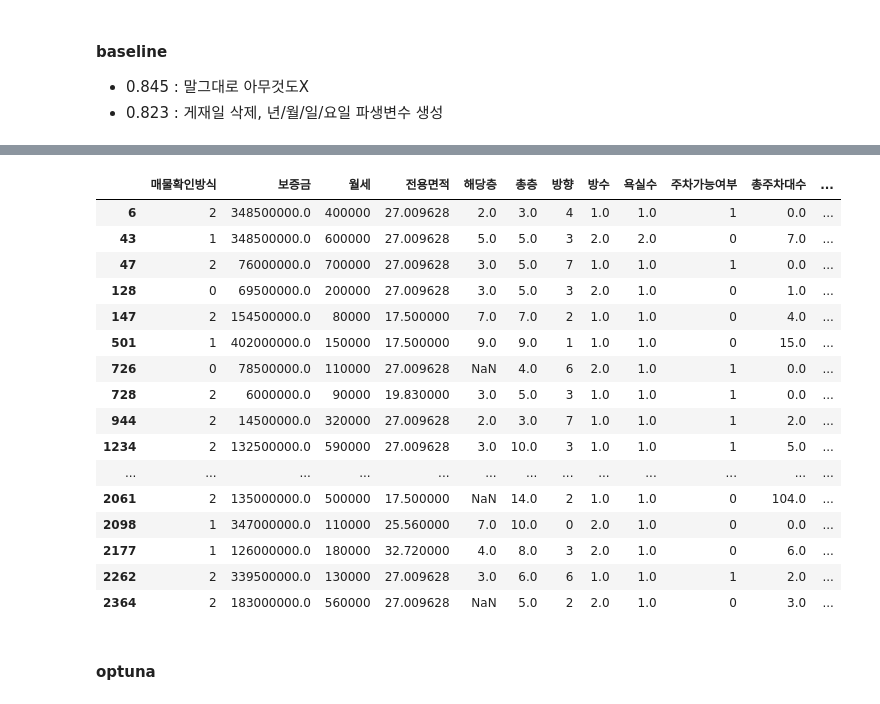
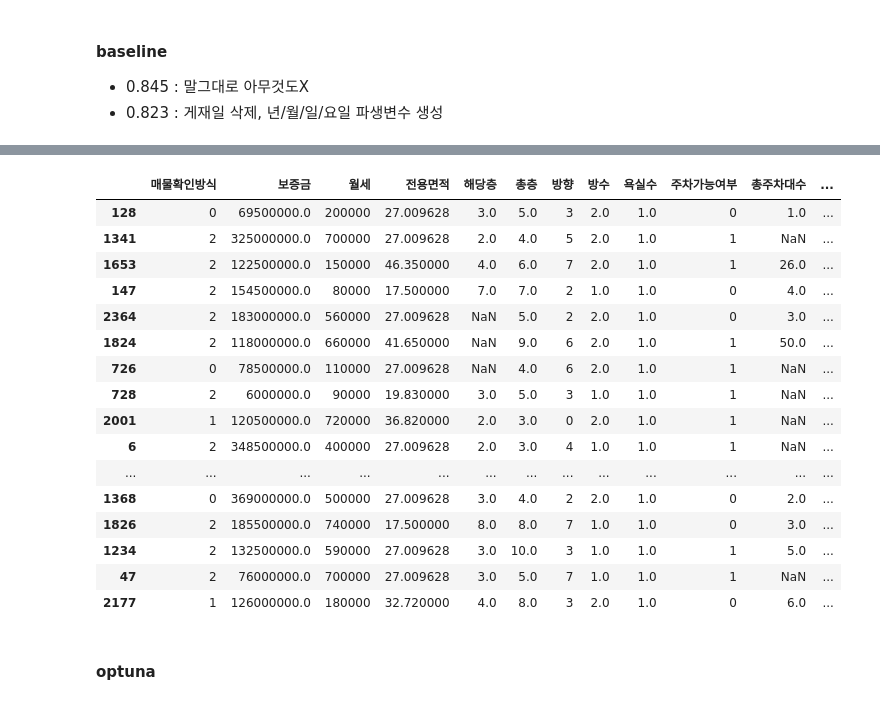
Before and after one commit to han942/vscode, a Jupyter notebook: Dacon/estate.ipynb, the cells around one changed output, grey strips where cells are left out. Drawn from its saved outputs; the diff is of its cells as text; code cells hidden in the pictures.

```diff
--- a/Dacon/estate.ipynb
+++ b/Dacon/estate.ipynb
@@ -806,30 +734,25 @@ plot_importance(lgb)
-# %%
-# Find the indices where the predictions do not match the actual values
-mismatch_indices = y_val.index[lgb_val_preds[val_idx] != y_val].tolist()
-
-# Extract the rows from X_val where the predictions were incorrect
-mismatch_data = X_val.loc[mismatch_indices]
-
-# Display the mismatch data for analysis
-mismatch_data
-# %% [output]
-|  | 매물확인방식 | 보증금 | 월세 | 전용면적 | 해당층 | 총층 | 방향 | 방수 | 욕실수 | 주차가능여부 | 총주차대수 | ... |
-| 6 | 2 | 348500000.0 | 400000 | 27.009628 | 2.0 | 3.0 | 4 | 1.0 | 1.0 | 1 | 0.0 | ... |
-| 43 | 1 | 348500000.0 | 600000 | 27.009628 | 5.0 | 5.0 | 3 | 2.0 | 2.0 | 0 | 7.0 | ... |
-| 47 | 2 | 76000000.0 | 700000 | 27.009628 | 3.0 | 5.0 | 7 | 1.0 | 1.0 | 1 | 0.0 | ... |
-| 128 | 0 | 69500000.0 | 200000 | 27.009628 | 3.0 | 5.0 | 3 | 2.0 | 1.0 | 0 | 1.0 | ... |
-| 147 | 2 | 154500000.0 | 80000 | 17.500000 | 7.0 | 7.0 | 2 | 1.0 | 1.0 | 0 | 4.0 | ... |
-| 501 | 1 | 402000000.0 | 150000 | 17.500000 | 9.0 | 9.0 | 1 | 1.0 | 1.0 | 0 | 15.0 | ... |
-| 726 | 0 | 78500000.0 | 110000 | 27.009628 | NaN | 4.0 | 6 | 2.0 | 1.0 | 1 | 0.0 | ... |
-| 728 | 2 | 6000000.0 | 90000 | 19.830000 | 3.0 | 5.0 | 3 | 1.0 | 1.0 | 1 | 0.0 | ... |
-| 944 | 2 | 14500000.0 | 320000 | 27.009628 | 2.0 | 3.0 | 7 | 1.0 | 1.0 | 1 | 2.0 | ... |
-| 1234 | 2 | 132500000.0 | 590000 | 27.009628 | 3.0 | 10.0 | 3 | 1.0 | 1.0 | 1 | 5.0 | ... |
-| ... | ... | ... | ... | ... | ... | ... | ... | ... | ... | ... | ... | ... |
-| 2061 | 2 | 135000000.0 | 500000 | 17.500000 | NaN | 14.0 | 2 | 1.0 | 1.0 | 0 | 104.0 | ... |
-| 2098 | 1 | 347000000.0 | 110000 | 25.560000 | 7.0 | 10.0 | 0 | 2.0 | 1.0 | 0 | 0.0 | ... |
-| 2177 | 1 | 126000000.0 | 180000 | 32.720000 | 4.0 | 8.0 | 3 | 2.0 | 1.0 | 0 | 6.0 | ... |
-| 2262 | 2 | 339500000.0 | 130000 | 27.009628 | 3.0 | 6.0 | 6 | 1.0 | 1.0 | 1 | 2.0 | ... |
-| 2364 | 2 | 183000000.0 | 560000 | 27.009628 | NaN | 5.0 | 2 | 2.0 | 1.0 | 0 | 3.0 | ... |
+# %%
+#예측을 잘 못하는 데이터 값 추출
+pred_proba_lgb_list = abs(y_val - lgb_val_pred_proba[val_idx]).sort_values(ascending=False)
+X_val.loc[pred_proba_lgb_list.index][:20]
+# %% [output]
+|  | 매물확인방식 | 보증금 | 월세 | 전용면적 | 해당층 | 총층 | 방향 | 방수 | 욕실수 | 주차가능여부 | 총주차대수 | ... |
+| 128 | 0 | 69500000.0 | 200000 | 27.009628 | 3.0 | 5.0 | 3 | 2.0 | 1.0 | 0 | 1.0 | ... |
+| 1341 | 2 | 325000000.0 | 700000 | 27.009628 | 2.0 | 4.0 | 5 | 2.0 | 1.0 | 1 | NaN | ... |
+| 1653 | 2 | 122500000.0 | 150000 | 46.350000 | 4.0 | 6.0 | 7 | 2.0 | 1.0 | 1 | 26.0 | ... |
+| 147 | 2 | 154500000.0 | 80000 | 17.500000 | 7.0 | 7.0 | 2 | 1.0 | 1.0 | 0 | 4.0 | ... |
+| 2364 | 2 | 183000000.0 | 560000 | 27.009628 | NaN | 5.0 | 2 | 2.0 | 1.0 | 0 | 3.0 | ... |
+| 1824 | 2 | 118000000.0 | 660000 | 41.650000 | NaN | 9.0 | 6 | 2.0 | 1.0 | 1 | 50.0 | ... |
+| 726 | 0 | 78500000.0 | 110000 | 27.009628 | NaN | 4.0 | 6 | 2.0 | 1.0 | 1 | NaN | ... |
+| 728 | 2 | 6000000.0 | 90000 | 19.830000 | 3.0 | 5.0 | 3 | 1.0 | 1.0 | 1 | NaN | ... |
+| 2001 | 1 | 120500000.0 | 720000 | 36.820000 | 2.0 | 3.0 | 0 | 2.0 | 1.0 | 1 | NaN | ... |
+| 6 | 2 | 348500000.0 | 400000 | 27.009628 | 2.0 | 3.0 | 4 | 1.0 | 1.0 | 1 | NaN | ... |
+| ... | ... | ... | ... | ... | ... | ... | ... | ... | ... | ... | ... | ... |
+| 1368 | 0 | 369000000.0 | 500000 | 27.009628 | 3.0 | 4.0 | 2 | 2.0 | 1.0 | 0 | 2.0 | ... |
+| 1826 | 2 | 185500000.0 | 740000 | 17.500000 | 8.0 | 8.0 | 7 | 1.0 | 1.0 | 0 | 3.0 | ... |
+| 1234 | 2 | 132500000.0 | 590000 | 27.009628 | 3.0 | 10.0 | 3 | 1.0 | 1.0 | 1 | 5.0 | ... |
+| 47 | 2 | 76000000.0 | 700000 | 27.009628 | 3.0 | 5.0 | 7 | 1.0 | 1.0 | 1 | NaN | ... |
+| 2177 | 1 | 126000000.0 | 180000 | 32.720000 | 4.0 | 8.0 | 3 | 2.0 | 1.0 | 0 | 6.0 | ... |
 # %% [markdown]
 #### optuna
 # %% [markdown]
```
Also changed, not shown: parts of 13 cells of this notebook.
